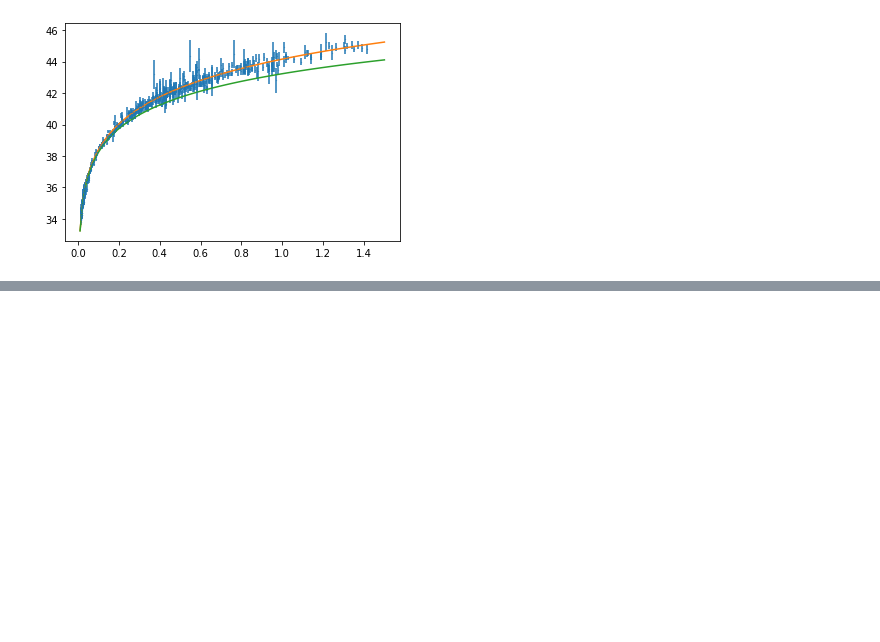
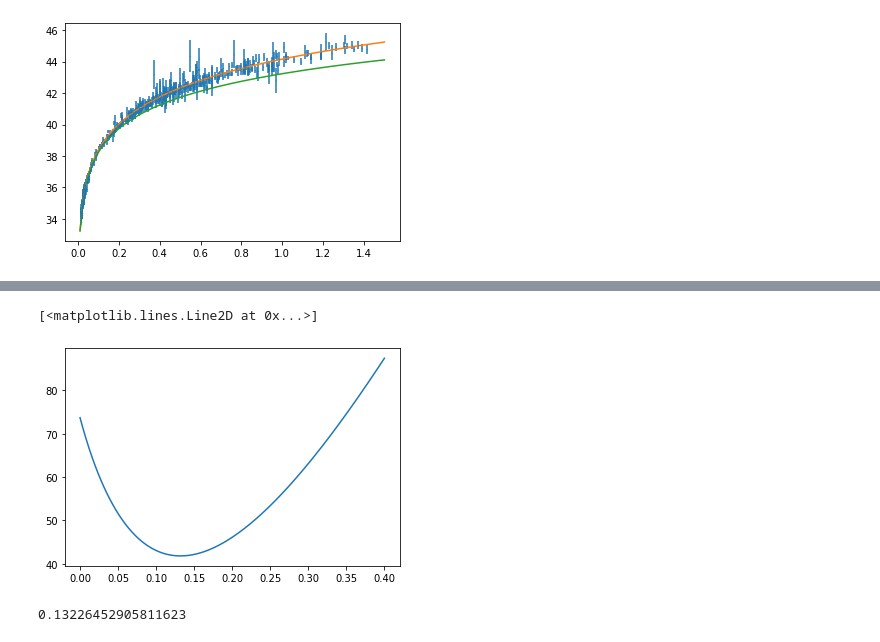
Before and after one commit to mjohnsonperimeter/cosmology_2019, a Jupyter notebook: SN_tutorial.ipynb, the cells around one changed output, grey strips where cells are left out. Drawn from its saved outputs; the diff is of its cells as text; code cells hidden in the pictures; blank space fills up the shorter version.

```diff
--- a/SN_tutorial.ipynb
+++ b/SN_tutorial.ipynb
@@ -63,0 +135,33 @@ plt.plot(z,dm_lowz)
+# %%
+# Hubble constant in km/s/Mpc
+H_0 = 67.5
+# baryon and cdm fraction multiplied by h^2
+omega_bh2 = 0.0224
+omega_ch2 = 0.120
+# Curvature
+omega_k = 0.0
+# Neutrino mass
+nu_mass = 0.06
+
+pars = camb.CAMBparams()
+omegas = np.linspace(0,.4,500)
+r2=np.zeros(omegas.shape[0])
+i=0
+
+for omega_ch2 in omegas:
+  pars.set_cosmology(H0=H_0, ombh2=omega_bh2, omch2=omega_ch2, mnu=nu_mass, omk=omega_k)
+  results = camb.get_background(pars)
+  DL = results.luminosity_distance(z_data)
+  dm = 5.*np.log10(DL/(1e-5))
+  r2[i] = np.sum((dm - mag_data)**2)
+  i+=1
+# %%
+plt.plot(omegas,r2)
+# %% [output]
+[<matplotlib.lines.Line2D at 0x...>]
+[figure, added]
+# %%
+minindex=np.argmin(r2)
+omegas[minindex]
+# %% [output]
+0.13226452905811623
```
Also changed, not shown: parts of 4 cells of this notebook.
